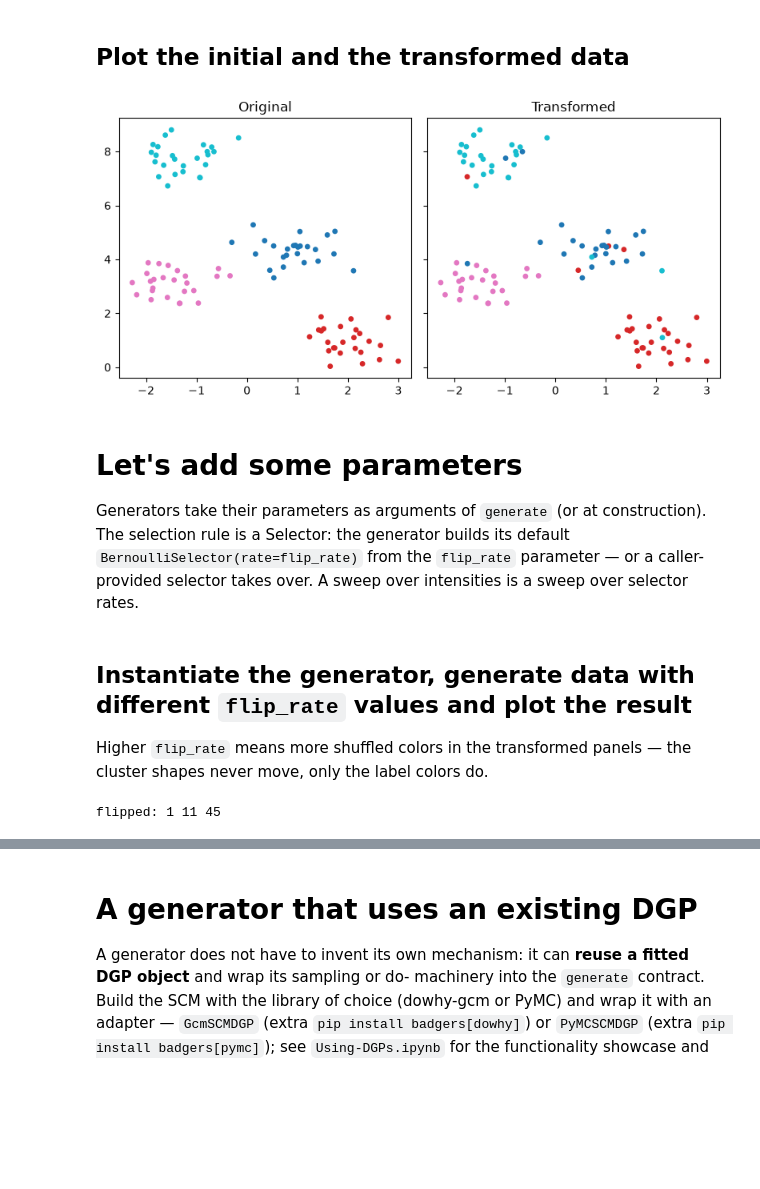
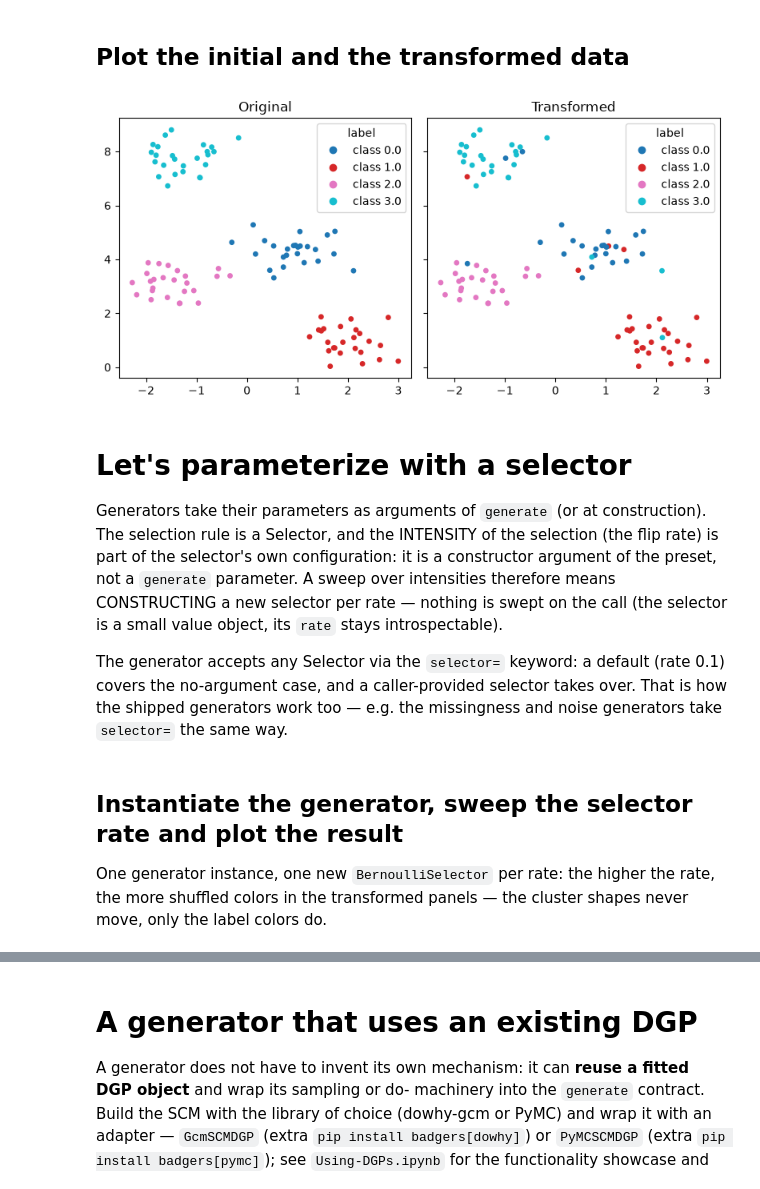
Before and after one commit to Fraunhofer-IESE/badgers, a Jupyter notebook: docs/dev/Create-New-Tabular-Generators.ipynb, the cells around one changed output, grey strips where cells are left out. Saved outputs shown, nothing was run; the diff lists cells and outputs as text; code cells hidden in the pictures; blank space fills up the shorter version.

Commit message:
docs: flip-rate intensity moves into the selector - rate sweep now constructs one BernoulliSelector per rate

```diff
--- a/docs/dev/Create-New-Tabular-Generators.ipynb
+++ b/docs/dev/Create-New-Tabular-Generators.ipynb
@@ -121,6 +118,12 @@ Separating the row-selection rule (the selector) from the defect
 itself (the flip) is the pattern the shipped generators follow: the
 same selector presets gate any defect form (missing values, noise,
 outliers, ...).
+# %%
+# the selector draws the flag: one iid Bernoulli flag per row
+X_demo = np.zeros((1000, 2))
+selector = BernoulliSelector("class", rate=0.1, rng=default_rng(seed=0))
+flag = next(iter(selector(X_demo, y=None).values()))
+flag.mean(), flag.sum(), flag.dtype
 # %%
 from sklearn.preprocessing import StandardScaler
 # %%
@@ -193,6 +197,13 @@ X, y = make_blobs(centers=4, random_state=seed, cluster_std=0.5)
 # (y is only used here to build that column)
 Xc = np.column_stack([X, y])
 # %%
-fig, ax = plt.subplots(figsize=(8,6))
-ax.scatter(Xc[:, 0], Xc[:, 1], c=Xc[:, -1], cmap='tab10', s=15)
+fig, ax = plt.subplots(figsize=(8, 6))
+sc = ax.scatter(Xc[:, 0], Xc[:, 1], c=Xc[:, -1], cmap='tab10', s=15)
+
+classes = np.unique(Xc[:, -1])
+handles = [
+    Line2D([], [], marker='o', linestyle='', color=sc.cmap(sc.norm(c)), label=f'class {c}')
+    for c in classes
+]
+ax.legend(handles=handles, title='label')
 # %% [output]
@@ -232,20 +243,35 @@ assert np.all(labels_after[changed] != labels_before[changed])
 # %%
 fig, axes = plt.subplots(1, 2, figsize=(8,4), sharex=True, sharey=True)
 axes[0].scatter(Xc[:, 0], Xc[:, 1], c=Xc[:, -1], cmap='tab10', s=15)
 axes[1].scatter(Xt[:, 0], Xt[:, 1], c=Xt[:, -1], cmap='tab10', s=15)
 axes[0].set_title('Original')
 axes[1].set_title('Transformed')
+classes = np.unique(Xc[:, -1])
+handles = [
+    Line2D([], [], marker='o', linestyle='', color=sc.cmap(sc.norm(c)), label=f'class {c}')
+    for c in classes
+]
+axes[0].legend(handles=handles, title='label')
+axes[1].legend(handles=handles, title='label')
 plt.tight_layout()
 # %% [output]
-[figure, old version]
+[figure, new version]
 # %% [markdown]
-# Let's add some parameters
+# Let's parameterize with a selector
 
 Generators take their parameters as arguments of `generate` (or at
-construction). The selection rule is a Selector: the generator builds
-its default `BernoulliSelector(rate=flip_rate)` from the `flip_rate`
-parameter — or a caller-provided selector takes over. A sweep over
-intensities is a sweep over selector rates.
+construction). The selection rule is a Selector, and the INTENSITY
+of the selection (the flip rate) is part of the selector's own
+configuration: it is a constructor argument of the preset, not a
+`generate` parameter. A sweep over intensities therefore means
+CONSTRUCTING a new selector per rate — nothing is swept on the call
+(the selector is a small value object, its `rate` stays introspectable).
+
+The generator accepts any Selector via the `selector=` keyword: a
+default (rate 0.1) covers the no-argument case, and a caller-provided
+selector takes over. That is how the shipped generators work too —
+e.g. the missingness and noise generators take `selector=` the same
+way.
 # %%
 class MyGenerator(GeneratorMixin):
     """
@@ -287,22 +317,27 @@ class MyGenerator(GeneratorMixin):
             Xt[flag_idx, class_column] = classes[choice]
         return Xt, None
 # %% [markdown]
-## Instantiate the generator, generate data with different `flip_rate` values and plot the result
+## Instantiate the generator, sweep the selector rate and plot the result
 
-Higher `flip_rate` means more shuffled colors in the transformed
-panels — the cluster shapes never move, only the label colors do.
+One generator instance, one new `BernoulliSelector` per rate: the
+higher the rate, the more shuffled colors in the transformed panels —
+the cluster shapes never move, only the label colors do.
 # %%
 gen = MyGenerator()
 # %%
 labels = Xc[:, -1]
-Xt_p01, _ = gen.generate(Xc.copy(), None, flip_rate=0.01)
-Xt_p10, _ = gen.generate(Xc.copy(), None, flip_rate=0.10)
-Xt_p50, _ = gen.generate(Xc.copy(), None, flip_rate=0.50)
+Xt_p01, _ = gen.generate(Xc.copy(), None,
+                         selector=BernoulliSelector("class", rate=0.01,
+                                                    rng=default_rng(seed=seed)))
+Xt_p10, _ = gen.generate(Xc.copy(), None,
+                         selector=BernoulliSelector("class", rate=0.10,
+                                                    rng=default_rng(seed=seed)))
+Xt_p50, _ = gen.generate(Xc.copy(), None,
+                         selector=BernoulliSelector("class", rate=0.50,
+                                                    rng=default_rng(seed=seed)))
 print('flipped:', int((labels != Xt_p01[:, -1]).sum()),
       int((labels != Xt_p10[:, -1]).sum()),
       int((labels != Xt_p50[:, -1]).sum()))
-# %% [output]
-flipped: 1 11 45
 # %%
 fig, axes = plt.subplots(2, 2, figsize=(8,8), sharex=True, sharey=True)
 axes[0,0].scatter(Xc[:, 0], Xc[:, 1], c=labels, cmap='tab10', s=15)
```
Also changed, not shown: parts of 8 cells of this notebook.
